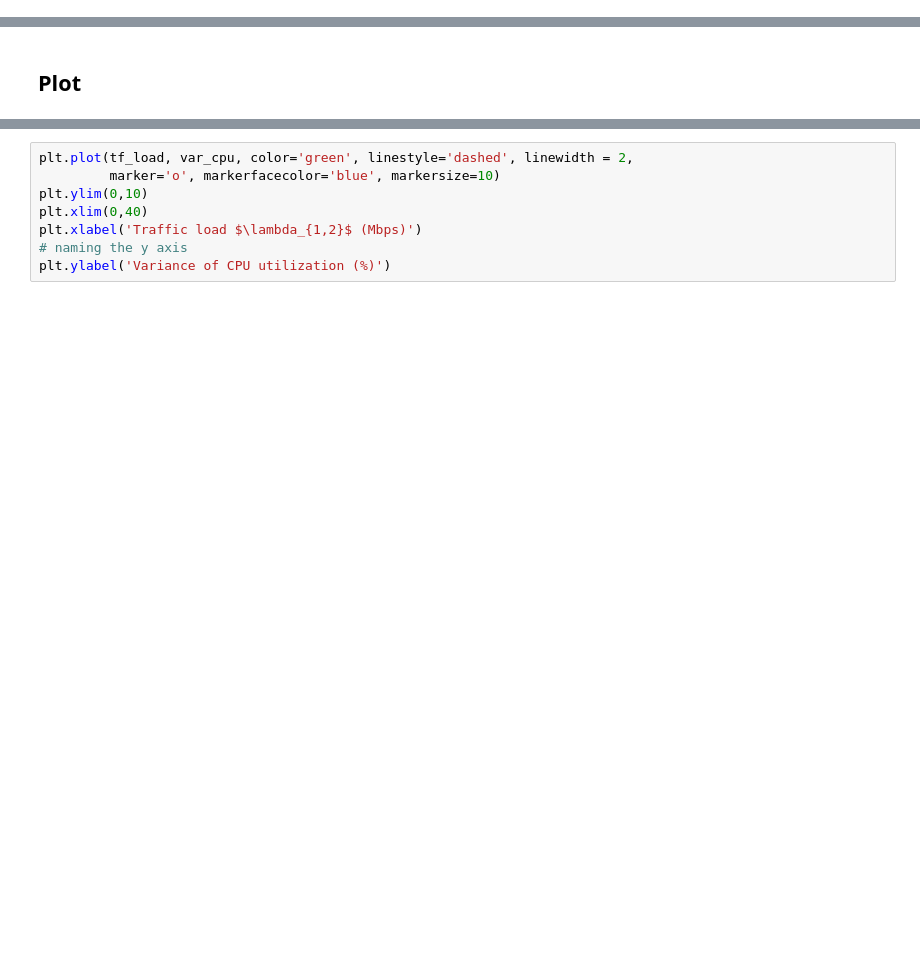
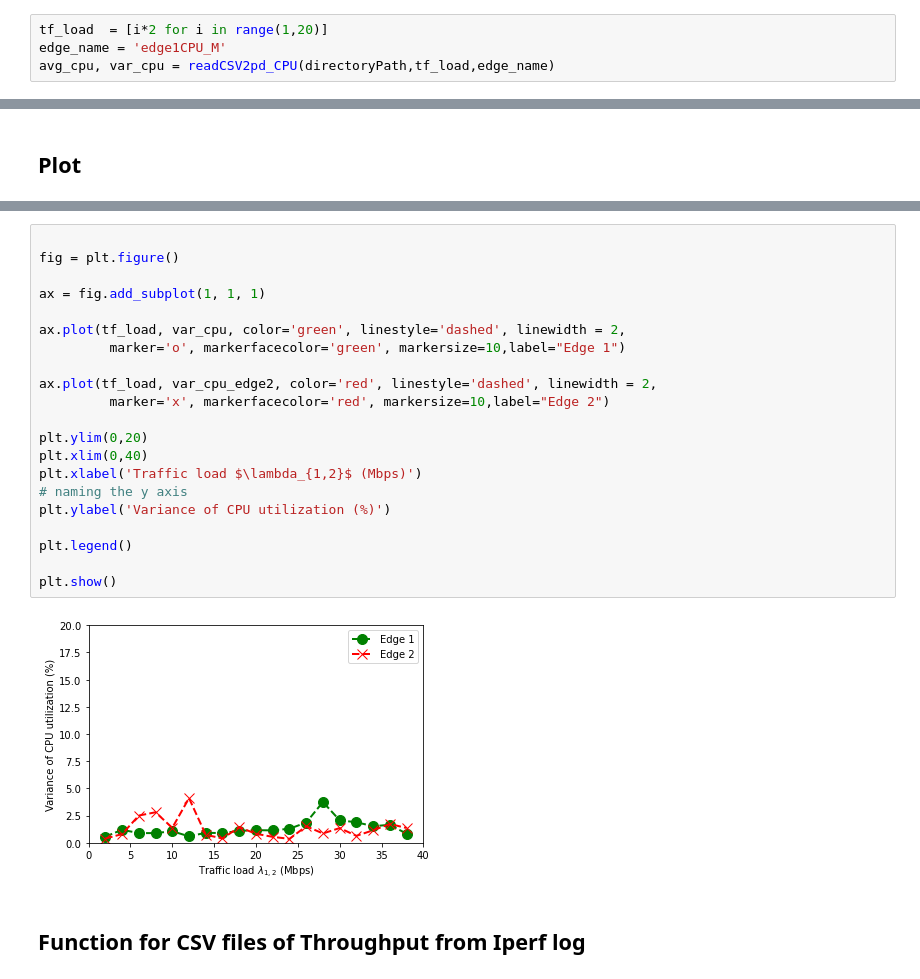
Before and after one commit to phoophoo187/Privacy_SDN_Edge_IoT, a Jupyter notebook: PlanB/CPU_utilization_Experiment/version2_Experiment_style/Experiment1_updated_testingFrequency/Edge1_CPU/Plot_CPU_utilization_Experiment1_frequency.ipynb, the cells around one changed output, grey strips where cells are left out. Saved outputs shown, nothing was run; the diff lists cells and outputs as text; blank space fills up the shorter version.

```diff
--- a/PlanB/CPU_utilization_Experiment/version2_Experiment_style/Experiment1_updated_testingFrequency/Edge1_CPU/Plot_CPU_utilization_Experiment1_frequency.ipynb
+++ b/PlanB/CPU_utilization_Experiment/version2_Experiment_style/Experiment1_updated_testingFrequency/Edge1_CPU/Plot_CPU_utilization_Experiment1_frequency.ipynb
@@ -12,2 +54,6 @@ import glob
 # %%
 directoryPath = "/Users/kalika/PycharmProjects/Privacy_SDN_Edge_IoT/PlanB/CPU_utilization_Experiment/version2_Experiment_style/Experiment1_updated_testingFrequency/Edge1_CPU/"
+# %%
+tf_load  = [i*2 for i in range(1,20)]
+edge_name = 'edge1CPU_M'
+avg_cpu, var_cpu = readCSV2pd_CPU(directoryPath,tf_load,edge_name)
@@ -118,8 +130,25 @@ plt.ylabel('Average of CPU utilization (%)')
 # %%
-plt.plot(tf_load, var_cpu, color='green', linestyle='dashed', linewidth = 2,
-         marker='o', markerfacecolor='blue', markersize=10)
-plt.ylim(0,10)
+
+fig = plt.figure()
+
+ax = fig.add_subplot(1, 1, 1)
+
+ax.plot(tf_load, var_cpu, color='green', linestyle='dashed', linewidth = 2,
+         marker='o', markerfacecolor='green', markersize=10,label="Edge 1")
+
+ax.plot(tf_load, var_cpu_edge2, color='red', linestyle='dashed', linewidth = 2,
+         marker='x', markerfacecolor='red', markersize=10,label="Edge 2")
+
+plt.ylim(0,20)
 plt.xlim(0,40)
 plt.xlabel('Traffic load $\lambda_{1,2}$ (Mbps)')
 # naming the y axis
 plt.ylabel('Variance of CPU utilization (%)')
+
+plt.legend()
+
+plt.show()
+# %% [output]
+[figure, added]
+# %% [markdown]
+## Function for CSV files of Throughput from Iperf log
```
Also changed, not shown: parts of 23 cells of this notebook, 3 other files.
